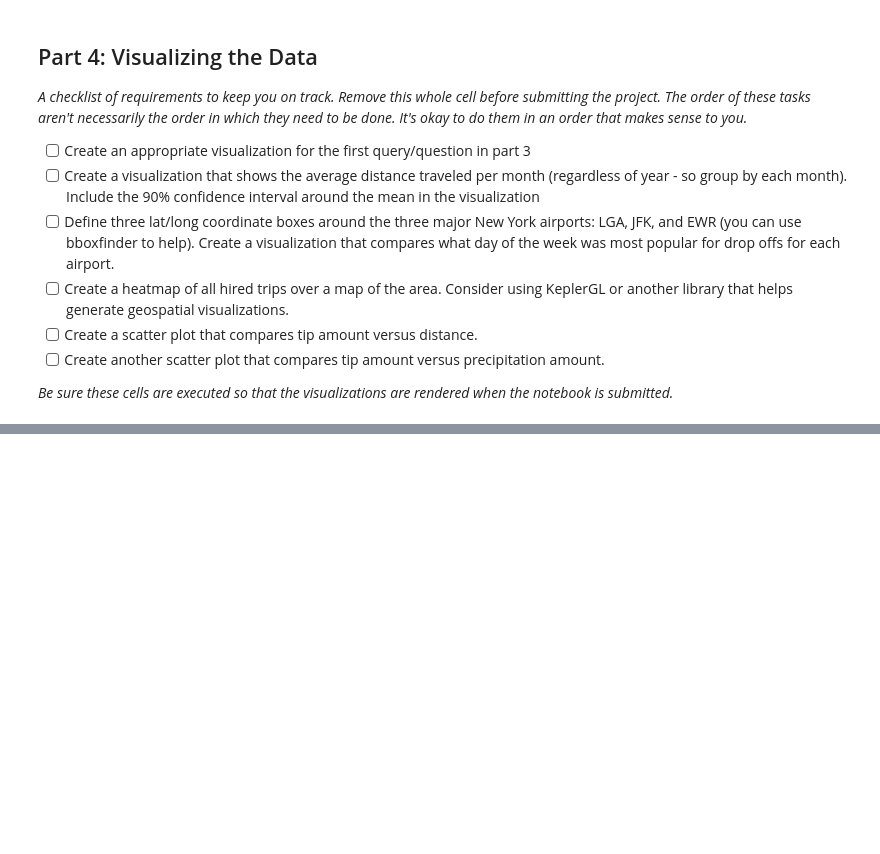
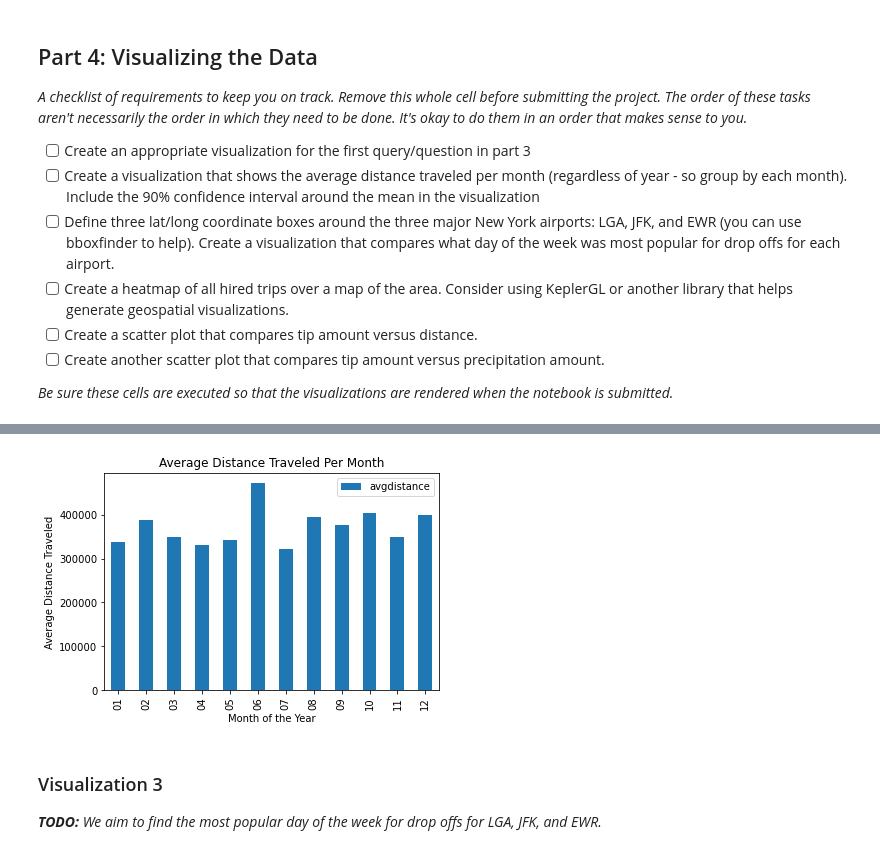
Before and after one commit to Yujdd/4501FP, a Jupyter notebook: Group7_FP.ipynb, the cells around one changed output, grey strips where cells are left out. Saved outputs shown, nothing was run; the diff lists cells and outputs as text; code cells hidden in the pictures; blank space fills up the shorter version.

```diff
--- a/Group7_FP.ipynb
+++ b/Group7_FP.ipynb
@@ -792,0 +733,46 @@ uber_data
+# %%
+def get_data_for_avg_distance():
+    # get the dataframe from a new query
+    # which generate the average distance traveled per month
+    query_avg_distance = """
+    WITH hired_trips AS(
+        SELECT
+            SUM(distance) as d,
+            pickup_datetime
+        FROM uber_trips
+        GROUP BY  pickup_datetime
+
+        UNION
+
+        SELECT
+            SUM(distance) as d,
+            pickup_datetime
+        FROM taxi_trips
+        GROUP BY  pickup_datetime)
+
+
+
+        SELECT strftime('%m', pickup_datetime) as m,
+               AVG(dis) AS avgdistance
+        FROM (
+            SELECT
+                sum(d) as dis,
+                pickup_datetime
+
+                FROM hired_trips
+                GROUP BY strftime('%Y-%m', pickup_datetime)
+        )
+
+        GROUP BY m
+    """
+    dataframe = pd.read_sql_query(query_avg_distance, engine)
+    return dataframe
+# %%
+avg_dist_dataframe = get_data_for_avg_distance()
+plot_avg_distance(avg_dist_dataframe)
+# %% [output]
+[figure, added]
+# %% [markdown]
+### Visualization 3
+
+_**TODO:** We aim to find the most popular day of the week for drop offs for LGA, JFK, and EWR._
```
Also changed, not shown: parts of 65 cells of this notebook.
